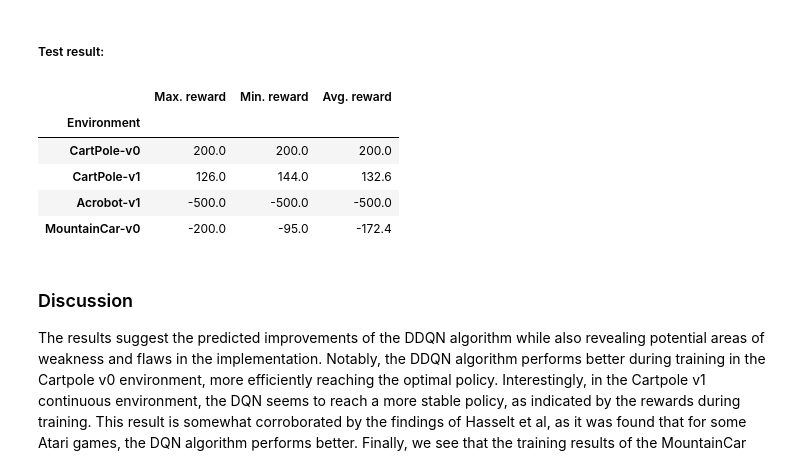
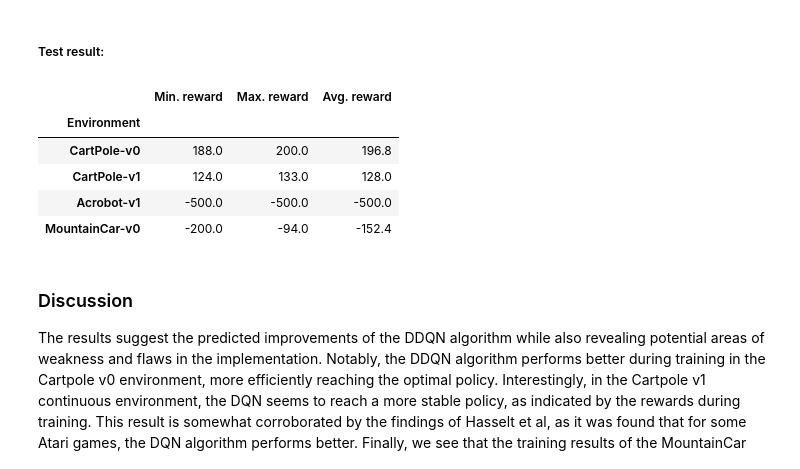
Before and after one commit to dpkpathak/ANNTFPROJ, a Jupyter notebook: Group_22_Final_Project.ipynb, the cells around one changed output. Saved outputs shown, nothing was run; the diff lists cells and outputs as text; code cells hidden in the pictures.

Commit message:
correct test output table

```diff
--- a/Group_22_Final_Project.ipynb
+++ b/Group_22_Final_Project.ipynb
@@ -934,15 +938,15 @@ for env_name in environment_list:
 # %% [markdown]
 ##### Test result:
 # %%
-results = pd.DataFrame(results, columns=["Environment", "Max. reward", "Min. reward", "Avg. reward"]).set_index("Environment")
+results = pd.DataFrame(results, columns=["Environment", "Min. reward", "Max. reward", "Avg. reward"]).set_index("Environment")
 results
 # %% [output]
-|  | Max. reward | Min. reward | Avg. reward |
+|  | Min. reward | Max. reward | Avg. reward |
 | Environment |  |  |  |
-| CartPole-v0 | 200.0 | 200.0 | 200.0 |
-| CartPole-v1 | 126.0 | 144.0 | 132.6 |
+| CartPole-v0 | 188.0 | 200.0 | 196.8 |
+| CartPole-v1 | 124.0 | 133.0 | 128.0 |
 | Acrobot-v1 | -500.0 | -500.0 | -500.0 |
-| MountainCar-v0 | -200.0 | -95.0 | -172.4 |
+| MountainCar-v0 | -200.0 | -94.0 | -152.4 |
 # %% [markdown]
 ### Discussion
 
```
Also changed, not shown: parts of 5 cells of this notebook.
